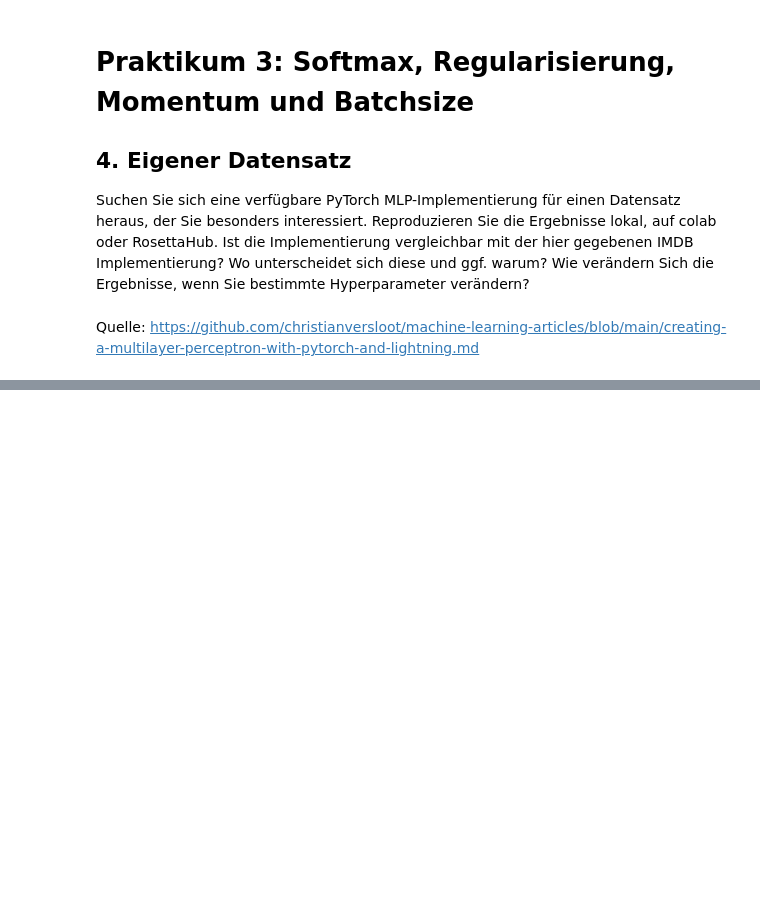
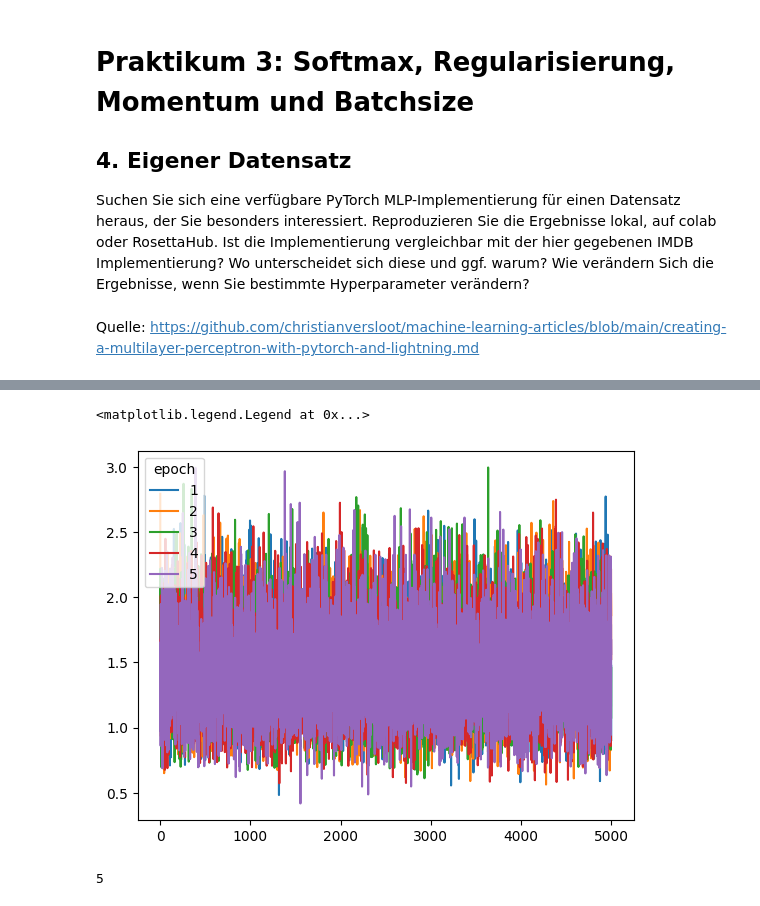
Before and after one commit to wordman2/GINN, a Jupyter notebook: Praktikum3/GINN_P3_Aufgabe_4.ipynb, the cells around one changed output, grey strips where cells are left out. Cells and saved outputs as stored; diff of their text form; code cells hidden in the pictures; blank space fills up the shorter version.

```diff
--- a/Praktikum3/GINN_P3_Aufgabe_4.ipynb
+++ b/Praktikum3/GINN_P3_Aufgabe_4.ipynb
@@ -86,0 +245,16 @@ print('Training process has finished.')
+# %%
+# Damit Grafik mit jeder Epochenanzahl funktioniert
+epoch_count = len(loss_list) // 5000  # Ganzzahldivision
+loss_list_chunked = np.array_split(loss_list, epoch_count)
+
+
+for i in range(epoch_count):
+    plt.plot(range(1,5001), loss_list_chunked[i],label = i+1)
+plt.legend(title = 'epoch')
+# %% [output]
+<matplotlib.legend.Legend at 0x...>
+[figure, added]
+# %%
+len(loss_list_chunked)
+# %% [output]
+5
```
Also changed, not shown: parts of 13 cells of this notebook.
